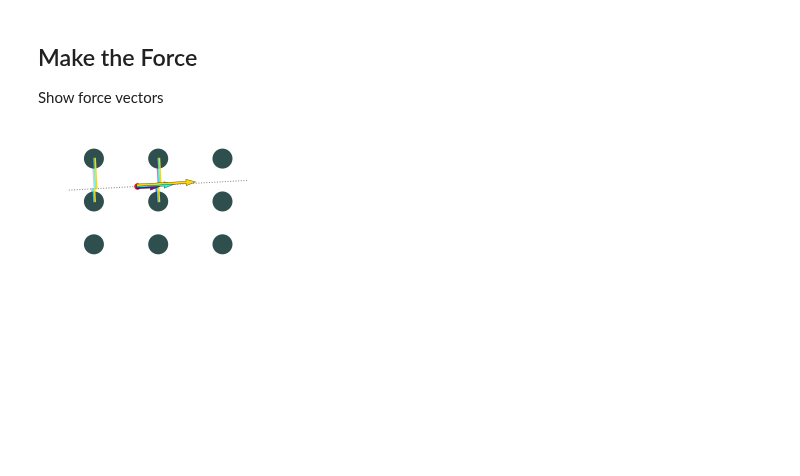
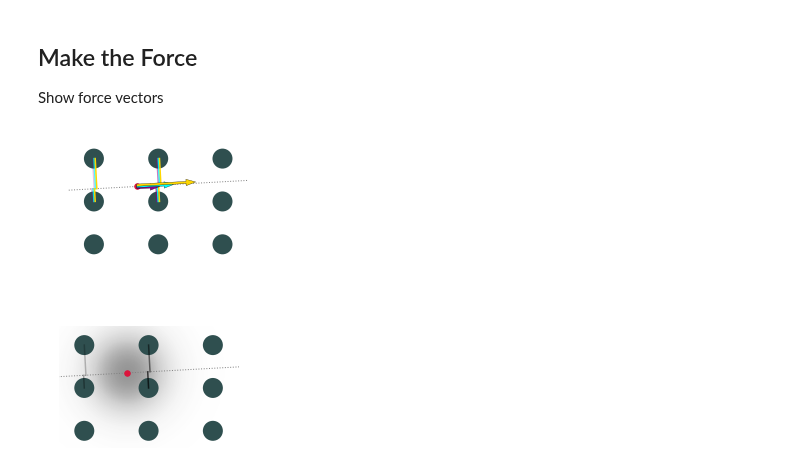
Before and after one commit to globus-labs/stopping-power-ml, a Jupyter notebook: intro-figure/0_explain-features.ipynb, the cells around one changed output. Cells and saved outputs as stored; diff of their text form; code cells hidden in the pictures; blank space fills up the shorter version.

```diff
--- a/intro-figure/0_explain-features.ipynb
+++ b/intro-figure/0_explain-features.ipynb
@@ -232,6 +234,11 @@ for i, (eta, color) in enumerate(zip((1, 2, 16), ['darkmagenta', 'cyan', 'gold']
     ax.arrow(*(particle + shift), *direction, width=0.05,
             lw=0.3, facecolor=color, zorder=2)
 
+# Plot a density around the projectile
+xx, yy = np.meshgrid(*[np.linspace(*x, 512) for x in [ax.get_xlim(), ax.get_ylim()]])
+coords = np.stack([xx, yy], axis=2)  # Grid points
+
+
 # Put the particle and its path
 ax.scatter([particle_x], [particle_y], color='crimson', s=30, zorder=2)
 ax.plot(particle_x + np.multiply([-10, 10], velocity[0]),
@@ -240,6 +247,57 @@ ax.plot(particle_x + np.multiply([-10, 10], velocity[0]),
 
 ax.set_position((0, 0, 1, 1))
 
-fig.savefig('atomic-enviroment.png', dpi=320, pad_inches=0)
+fig.savefig('figures/atomic-enviroment-multivector.png', dpi=320, pad_inches=0)
 # %% [output]
 [figure]
+# %%
+fig, ax = plt.subplots(figsize=(2.5, 1.7))
+
+ratio = fig.get_size_inches()[1] / fig.get_size_inches()[0]
+ax.set_xlim(*lattice)
+ax.set_ylim(*np.multiply(lattice, ratio))
+ax.axison = False
+
+# Put the lattice down
+atom_coords = plot_lattice(ax, unit_cell=[1.5, 1.])
+
+# Get the direction and magnitude Coulomb force between the projectile and the atoms
+disps = np.subtract(atom_coords, (particle_x, particle_y))
+dists = np.linalg.norm(disps, axis=1)
+atom_inds = np.argsort(dists)  # Nearest to farthest
+proj = np.dot(disps, velocity) / np.linalg.norm(velocity)
+
+# Place a line from the atom to the trajectory
+eta = 1
+color = 'black'
+for ind in atom_inds[:4]:
+    # Get the direction vector
+    disp = disps[ind, :]
+    coords = atom_coords[ind]
+    atom_to_traj = np.add((particle_x, particle_y), np.multiply(np.dot(disp, velocity), velocity) / np.linalg.norm(velocity) ** 2)
+
+    # Make the alpha based on the distance
+    alpha = np.exp(-1 * (dists[ind] / eta) ** 2)
+    ax.plot(*zip(coords, atom_to_traj), color=color, alpha=alpha)
+
+# Plot the background
+xx, yy = np.meshgrid(*[np.linspace(*x, 512) for x in [ax.get_xlim(), ax.get_ylim()]])
+coords = np.stack([xx, yy], axis=2)  # Grid points
+
+zz = np.exp(-(np.linalg.norm(coords - particle, axis=2) / eta) ** 2)
+ax.matshow(zz, vmin=0, vmax=1.5, cmap='Greys',
+          extent=ax.get_xlim() + ax.get_ylim(), origin='bottom',
+           zorder=-1, alpha=0.7)
+
+
+# Put the particle and its path
+ax.scatter([particle_x], [particle_y], color='crimson', s=30, zorder=2)
+ax.plot(particle_x + np.multiply([-10, 10], velocity[0]),
+        particle_y + np.multiply([-10, 10], velocity[1]),
+        ':', zorder=0, lw=1, color='gray')
+
+ax.set_position((0, 0, 1, 1))
+
+fig.savefig('figures/atomic-enviroment-density.png', dpi=320, pad_inches=0)
+# %% [output]
+[figure, added]
```
Also changed, not shown: parts of 4 cells of this notebook, 7 other files.
